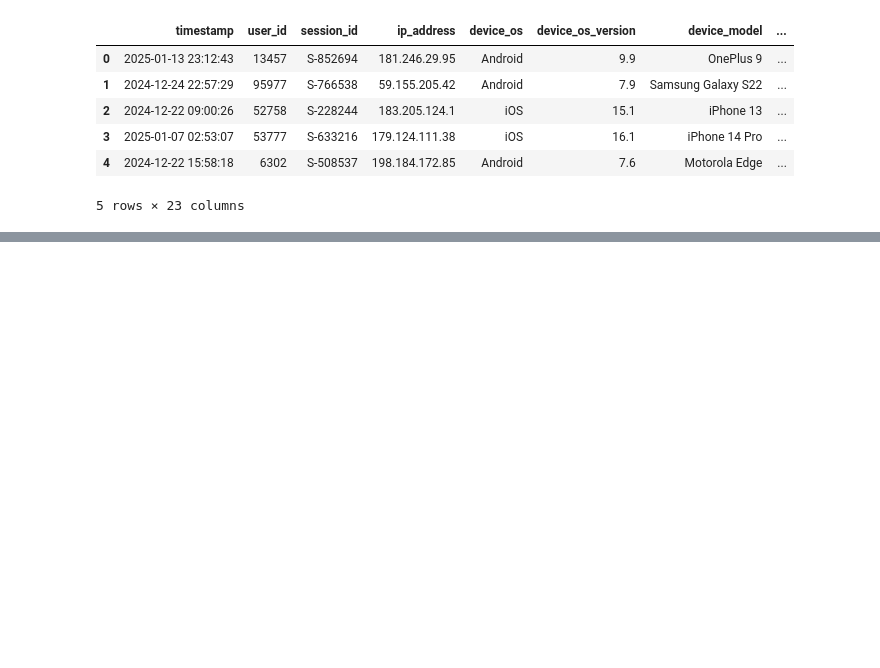
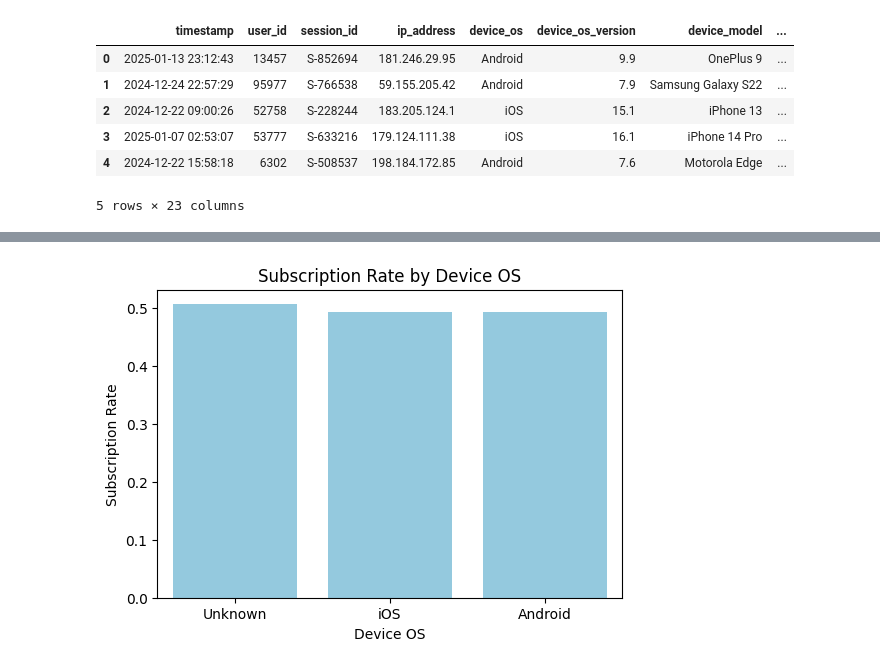
Before and after one commit to MIN1917/user-app-behavior-analysis, a Jupyter notebook: notebooks/01_EDA.ipynb, the cells around one changed output, grey strips where cells are left out. Cells and saved outputs as stored; diff of their text form; code cells hidden in the pictures; blank space fills up the shorter version.

```diff
--- a/notebooks/01_EDA.ipynb
+++ b/notebooks/01_EDA.ipynb
@@ -19,0 +187,12 @@ df.head()
+# %%
+# 計算各 OS 的訂閱率
+os_conv = df.groupby("device_os_clean")["is_subscribed"].mean().sort_values(ascending=False)
+
+plt.figure(figsize=(6,4))
+sns.barplot(x=os_conv.index, y=os_conv.values, color="skyblue")
+plt.title("Subscription Rate by Device OS")
+plt.ylabel("Subscription Rate")
+plt.xlabel("Device OS")
+plt.show()
+# %% [output]
+[figure, added]
```
Also changed, not shown: parts of 53 cells of this notebook.
